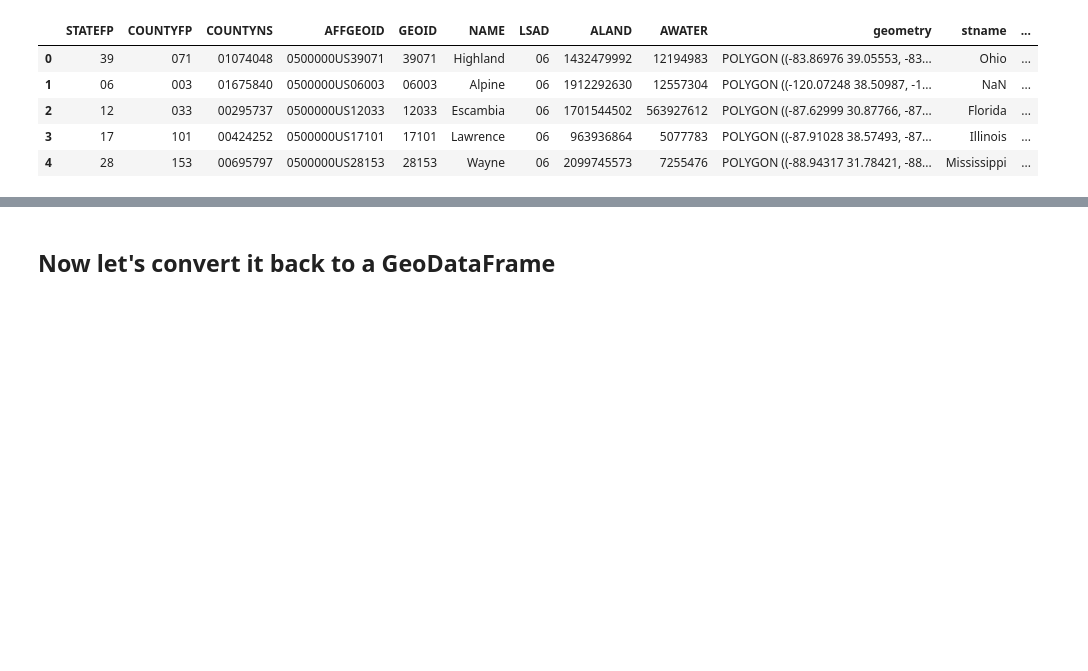
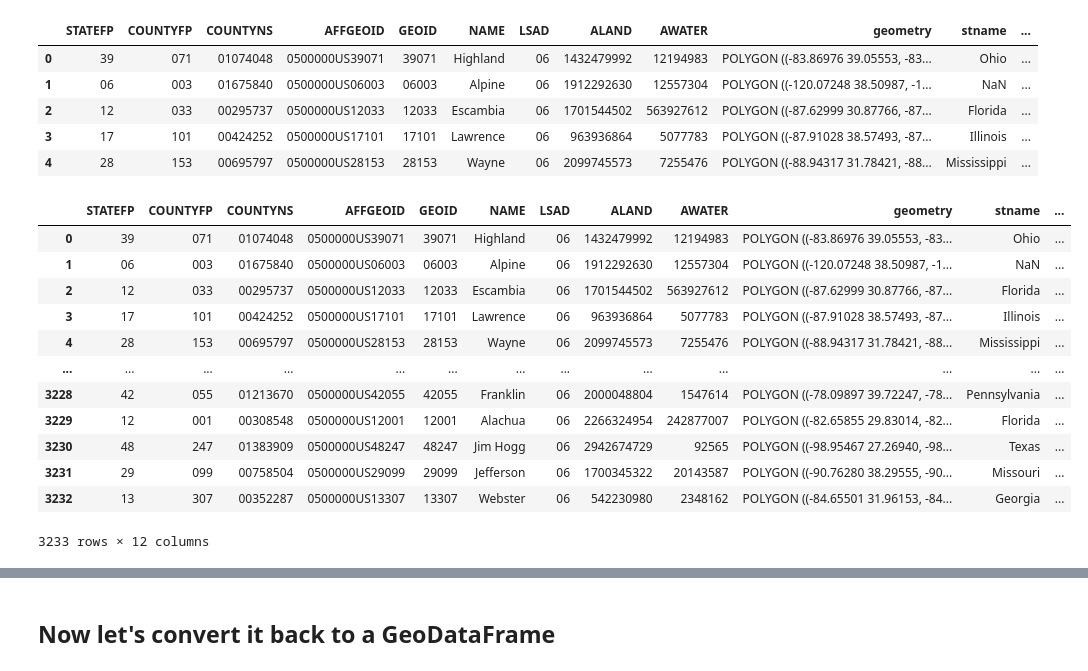
Before and after one commit to katkim0307/COVID-19_Response_Comparison, a Jupyter notebook: us_geodata.ipynb, the cells around one changed output, grey strips where cells are left out. Saved outputs shown, nothing was run; the diff lists cells and outputs as text; code cells hidden in the pictures; blank space fills up the shorter version.

```diff
--- a/us_geodata.ipynb
+++ b/us_geodata.ipynb
@@ -243,9 +243,23 @@ merged_df.head()
 | 3 | 17 | 101 | 00424252 | 0500000US17101 | 17101 | Lawrence | 06 | 963936864 | 5077783 | POLYGON ((-87.91028 38.57493, -87... | Illinois | ... |
 | 4 | 28 | 153 | 00695797 | 0500000US28153 | 28153 | Wayne | 06 | 2099745573 | 7255476 | POLYGON ((-88.94317 31.78421, -88... | Mississippi | ... |
 # %%
-# merged_df = merged_df.drop(['Region', 'Division', 'State (FIPS)'], axis=1)
+merged_df = merged_df.drop(['fips'], axis=1)
 
-# merged_df
+merged_df
+# %% [output]
+|  | STATEFP | COUNTYFP | COUNTYNS | AFFGEOID | GEOID | NAME | LSAD | ALAND | AWATER | geometry | stname | ... |
+| 0 | 39 | 071 | 01074048 | 0500000US39071 | 39071 | Highland | 06 | 1432479992 | 12194983 | POLYGON ((-83.86976 39.05553, -83... | Ohio | ... |
+| 1 | 06 | 003 | 01675840 | 0500000US06003 | 06003 | Alpine | 06 | 1912292630 | 12557304 | POLYGON ((-120.07248 38.50987, -1... | NaN | ... |
+| 2 | 12 | 033 | 00295737 | 0500000US12033 | 12033 | Escambia | 06 | 1701544502 | 563927612 | POLYGON ((-87.62999 30.87766, -87... | Florida | ... |
+| 3 | 17 | 101 | 00424252 | 0500000US17101 | 17101 | Lawrence | 06 | 963936864 | 5077783 | POLYGON ((-87.91028 38.57493, -87... | Illinois | ... |
+| 4 | 28 | 153 | 00695797 | 0500000US28153 | 28153 | Wayne | 06 | 2099745573 | 7255476 | POLYGON ((-88.94317 31.78421, -88... | Mississippi | ... |
+| ... | ... | ... | ... | ... | ... | ... | ... | ... | ... | ... | ... | ... |
+| 3228 | 42 | 055 | 01213670 | 0500000US42055 | 42055 | Franklin | 06 | 2000048804 | 1547614 | POLYGON ((-78.09897 39.72247, -78... | Pennsylvania | ... |
+| 3229 | 12 | 001 | 00308548 | 0500000US12001 | 12001 | Alachua | 06 | 2266324954 | 242877007 | POLYGON ((-82.65855 29.83014, -82... | Florida | ... |
+| 3230 | 48 | 247 | 01383909 | 0500000US48247 | 48247 | Jim Hogg | 06 | 2942674729 | 92565 | POLYGON ((-98.95467 27.26940, -98... | Texas | ... |
+| 3231 | 29 | 099 | 00758504 | 0500000US29099 | 29099 | Jefferson | 06 | 1700345322 | 20143587 | POLYGON ((-90.76280 38.29555, -90... | Missouri | ... |
+| 3232 | 13 | 307 | 00352287 | 0500000US13307 | 13307 | Webster | 06 | 542230980 | 2348162 | POLYGON ((-84.65501 31.96153, -84... | Georgia | ... |
+3233 rows × 12 columns
 # %%
 merged_df[merged_df['stname'].isnull()]
 # %% [output]
```
Also changed, not shown: parts of 4 cells of this notebook.
